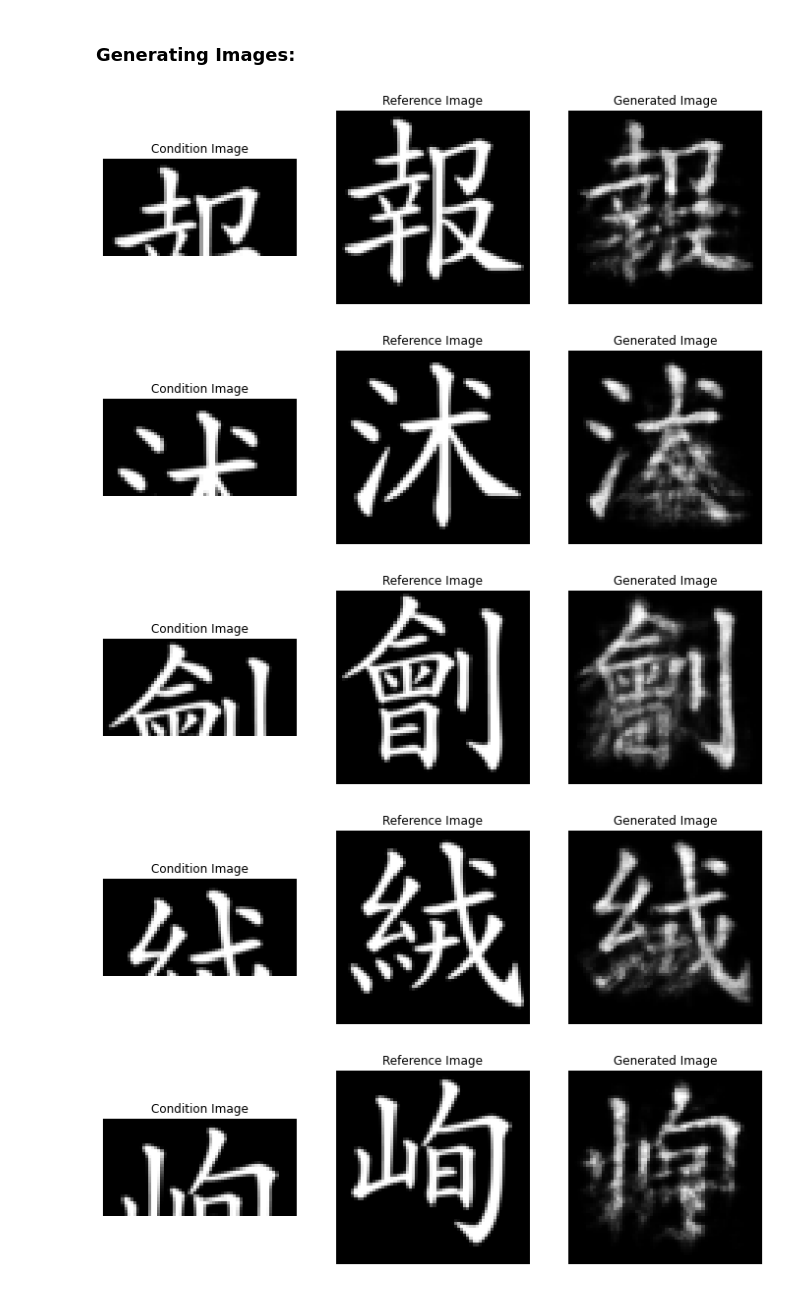
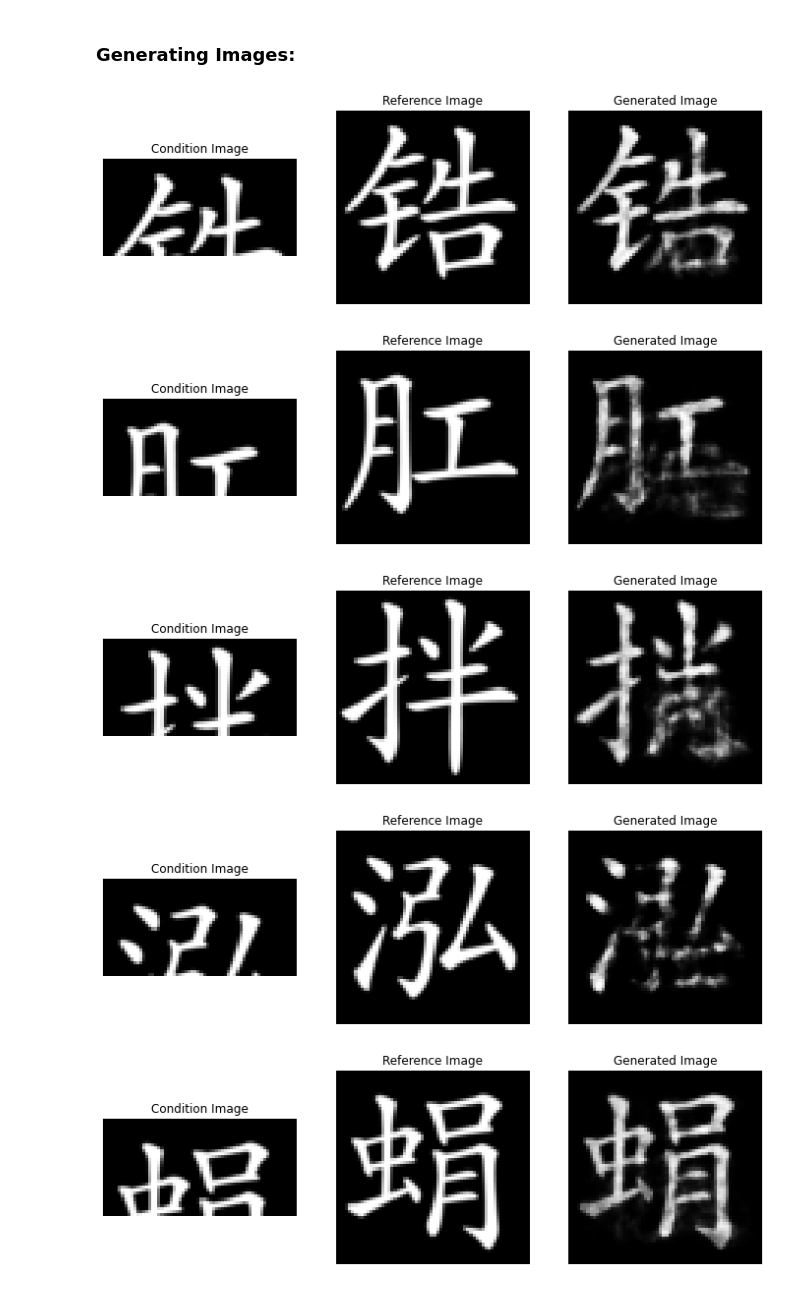
Before and after one commit to kyle1373/ece285-project, a Jupyter notebook: CVAE.ipynb, the cells around one changed output. Cells and saved outputs as stored; diff of their text form; code cells hidden in the pictures.

Commit message:
Added with more models

```diff
--- a/CVAE.ipynb
+++ b/CVAE.ipynb
@@ -57,18 +55,18 @@ def train(model, train_data_set, input_dim, optimizer, scheduler, num_epochs):
         scheduler.step()
         print(f'Epoch {epoch+1}, Loss: {train_loss/len(train_data_set.dataset)}')
     print(f'Final Loss: {train_loss/len(train_data_set.dataset)}')
+# %%
+input_dim = 64 * 64
+z_dim = 50
+condition_dim = 50
+num_epochs = 25
 # %%
-input_dim = 64 * 64
-z_dim = 50
-condition_dim = 50
-hidden_dim = 6400*10
-learning_rate = 1e-3
+hidden_dim = 6400 * 8
+learning_rate = 1e-4
 
-num_epochs = 40
 
-model_cols = CVAE(input_dim, hidden_dim, z_dim, condition_dim).to(device)
-optimizer = optim.Adam(model_cols.parameters(), lr=learning_rate)
-scheduler = optim.lr_scheÍduler.StepLR(optimizer, step_size=10, gamma=0.5)
+model_1 = CVAE(input_dim, hidden_dim, z_dim, condition_dim).to(device)
+optimizer = optim.Adam(model_1.parameters(), lr=learning_rate)
+scheduler = optim.lr_scheduler.StepLR(optimizer, step_size=10, gamma=0.5)
 
-print("training now")
-train(model_cols, train_loader_cols, input_dim, optimizer, scheduler, num_epochs)
+train(model_1, train_loader_cols, input_dim, optimizer, scheduler, num_epochs)
@@ -92,0 +73,20 @@ Final Loss: 661.896548763456
+# %%
+hidden_dim = 6400 * 10
+learning_rate = 1e-4
+
+
+model_2 = CVAE(input_dim, hidden_dim, z_dim, condition_dim).to(device)
+optimizer = optim.Adam(model_2.parameters(), lr=learning_rate)
+scheduler = optim.lr_scheduler.StepLR(optimizer, step_size=10, gamma=0.5)
+
+train(model_2, train_loader_cols, input_dim, optimizer, scheduler, num_epochs)
+# %%
+hidden_dim = 6400 * 10
+learning_rate = 1e-3
+
+
+model_3 = CVAE(input_dim, hidden_dim, z_dim, condition_dim).to(device)
+optimizer = optim.Adam(model_3.parameters(), lr=learning_rate)
+scheduler = optim.lr_scheduler.StepLR(optimizer, step_size=10, gamma=0.5)
+
+train(model_3, train_loader_cols, input_dim, optimizer, scheduler, num_epochs)
@@ -126,36 +144,36 @@ def plot_generated_images(model, data_loader, num_images, batch_size, device='cp
                 cond = condition[i].cpu().detach().numpy()
                 if len(cond.shape) > 2:
                     cond = cond[0]  # Select the first channel if condition is multi-channel
                 cond_shape = cond.shape
                 cond_resized = cond.reshape(cond_shape)
 
                 plt.figure(figsize=(12, 4))
 
                 # Plot condition image
                 plt.subplot(1, 3, 1)
                 plt.title('Condition Image')
                 plt.imshow(cond_resized, cmap='gray')
                 plt.axis('off')
 
                 # Plot reference image
                 plt.subplot(1, 3, 2)
                 plt.title('Reference Image')
                 plt.imshow(ref, cmap='gray')
                 plt.axis('off')
 
                 # Plot generated image
                 plt.subplot(1, 3, 3)
                 plt.title('Generated Image')
                 plt.imshow(img, cmap='gray')
                 plt.axis('off')
 
                 plt.show()
 
 
-plot_generated_images(model_cols, train_loader_cols, num_images=5, batch_size=32, device=device)
+plot_generated_images(model_3, train_loader_cols, num_images=10, batch_size=32, device=device)
 # %% [output]
-[figure, old version]
+[figure, new version]
-[figure, old version]
+[figure, new version]
-[figure, old version]
+[figure, new version]
-[figure, old version]
+[figure, new version]
-[figure, old version]
+[figure, new version]
```
Also changed, not shown: parts of 4 cells of this notebook.
